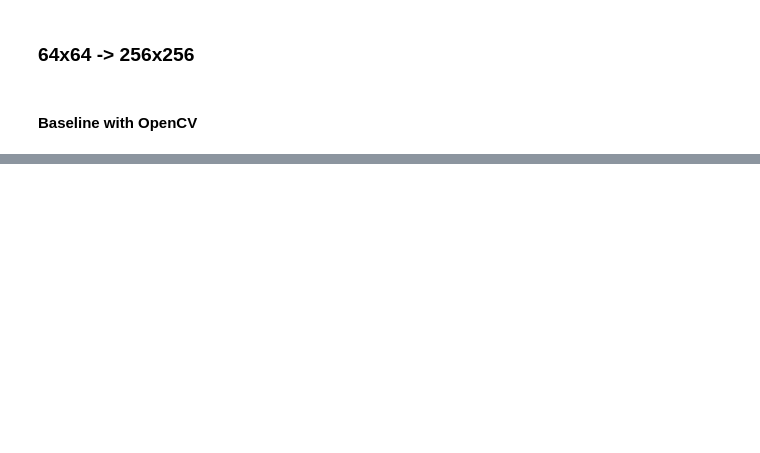
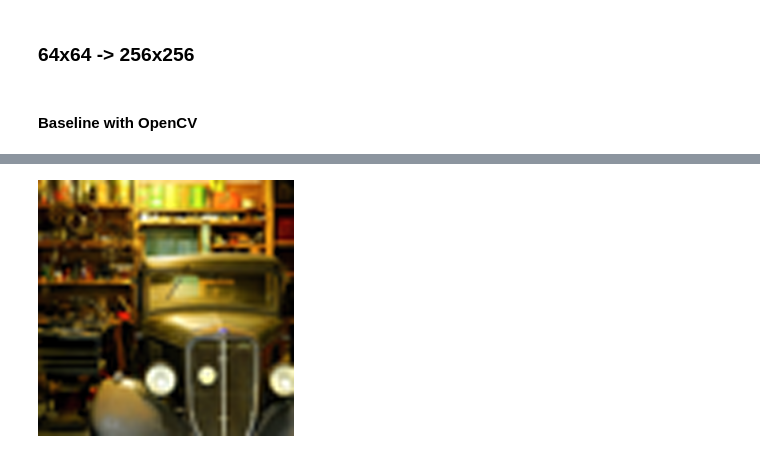
Before and after one commit to kzkwoka/sigk-1, a Jupyter notebook: results.ipynb, the cells around one changed output, grey strips where cells are left out. Saved outputs shown, nothing was run; the diff lists cells and outputs as text; code cells hidden in the pictures; blank space fills up the shorter version.

```diff
--- a/results.ipynb
+++ b/results.ipynb
@@ -69,16 +87,19 @@ original
 # %%
 # Resize to 64x64 for training
 transform = transforms.Compose([
-    transforms.Resize((64, 64), interpolation=InterpolationMode.BICUBIC),
+    transforms.Resize(64, interpolation=InterpolationMode.BICUBIC),
+    transforms.CenterCrop(64),  # crop the LR image to 32x32
+    # transforms.Lambda(rgb_to_ycbcr),
     # transforms.ToTensor()
 ])
 # Comparing result is done on 256x256 images
 original_transform = transforms.Compose([
-    transforms.Resize((256, 256)),
+    transforms.Resize(256, interpolation=InterpolationMode.BICUBIC),
+    transforms.CenterCrop(256),
+    # transforms.Lambda(rgb_to_ycbcr),
     # transforms.ToTensor()
 ])
-dataset = ImagePairDataset(image_dir='div2k/DIV2K_train_HR', transform=transform, original_transform=original_transform)
-valid_dataset = ImagePairDataset(image_dir='div2k/DIV2K_valid_HR', transform=transform, original_transform=original_transform)
+valid_dataset = ImagePairDataset(image_dir='div2k/DIV2K_valid_HR', input_transform=transform, target_transform=original_transform)
 # %% [markdown]
 #### Baseline with OpenCV
 # %%
@@ -88,8 +109,9 @@ scores = {
     'lpips': [],
     'psnr': [],
     'ssim': [],
+    'mse': []
 }
-for original, downsized in tqdm.tqdm(valid_dataset):
+for downsized, original in tqdm.tqdm(valid_dataset):
     arr = np.array(downsized)
     upsized = cv2.resize(arr, (256, 256), interpolation=cv2.INTER_CUBIC)
     orig = tensorize(original).unsqueeze(0)
@@ -97,6 +119,7 @@ for original, downsized in tqdm.tqdm(valid_dataset):
     scores['lpips'].append(lpips(ups, orig).item())
     scores['psnr'].append(psnr(ups, orig).item())
     scores['ssim'].append(ssim(ups, orig).item())
+    scores['mse'].append(torch.nn.functional.mse_loss(ups, orig).item())
 # %%
 for key, value in scores.items():
     print(key, np.mean(value))
@@ -106,0 +131,4 @@ ssim 0.6776232638955116
+# %%
+Image.fromarray(upsized)
+# %% [output]
+[figure, added]
```
Also changed, not shown: parts of 12 cells of this notebook, 4 other files.
